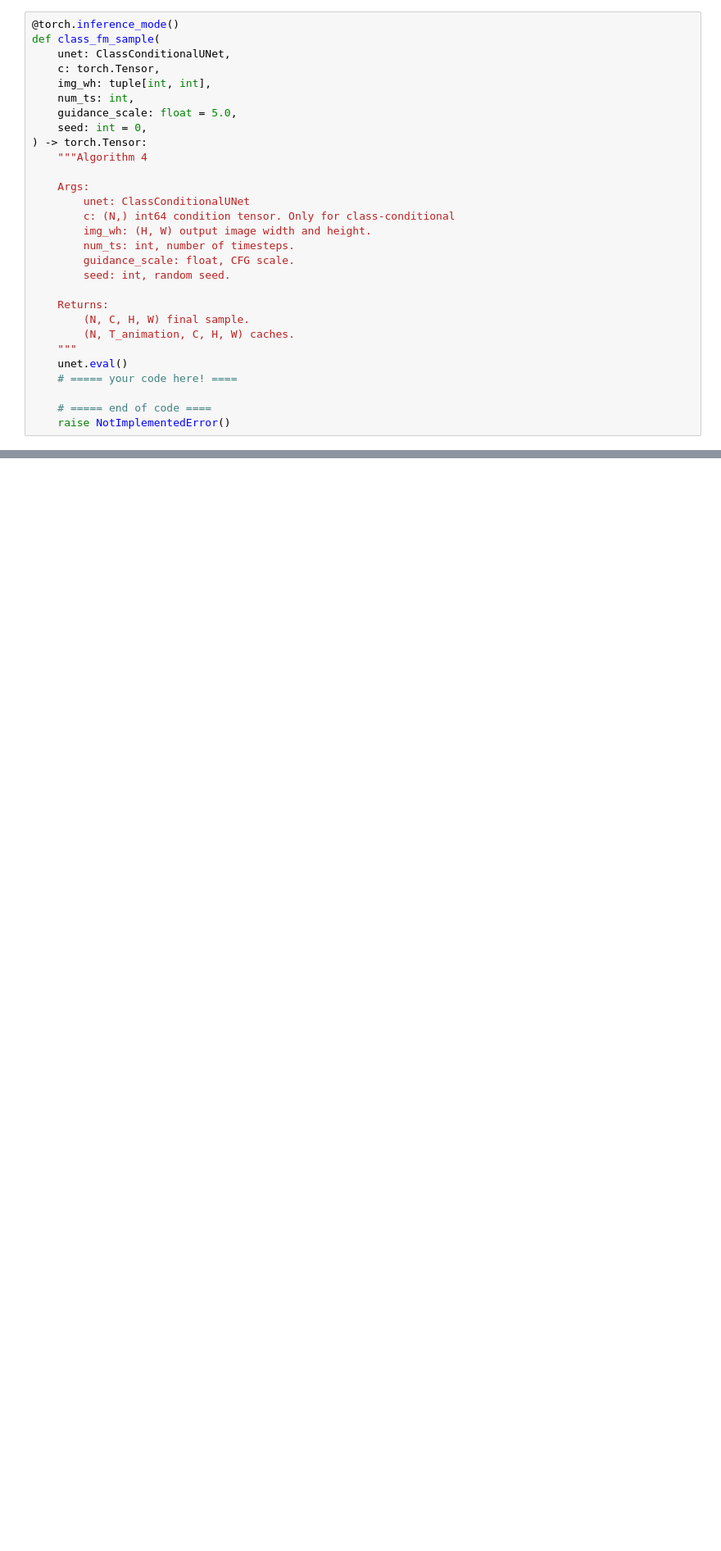
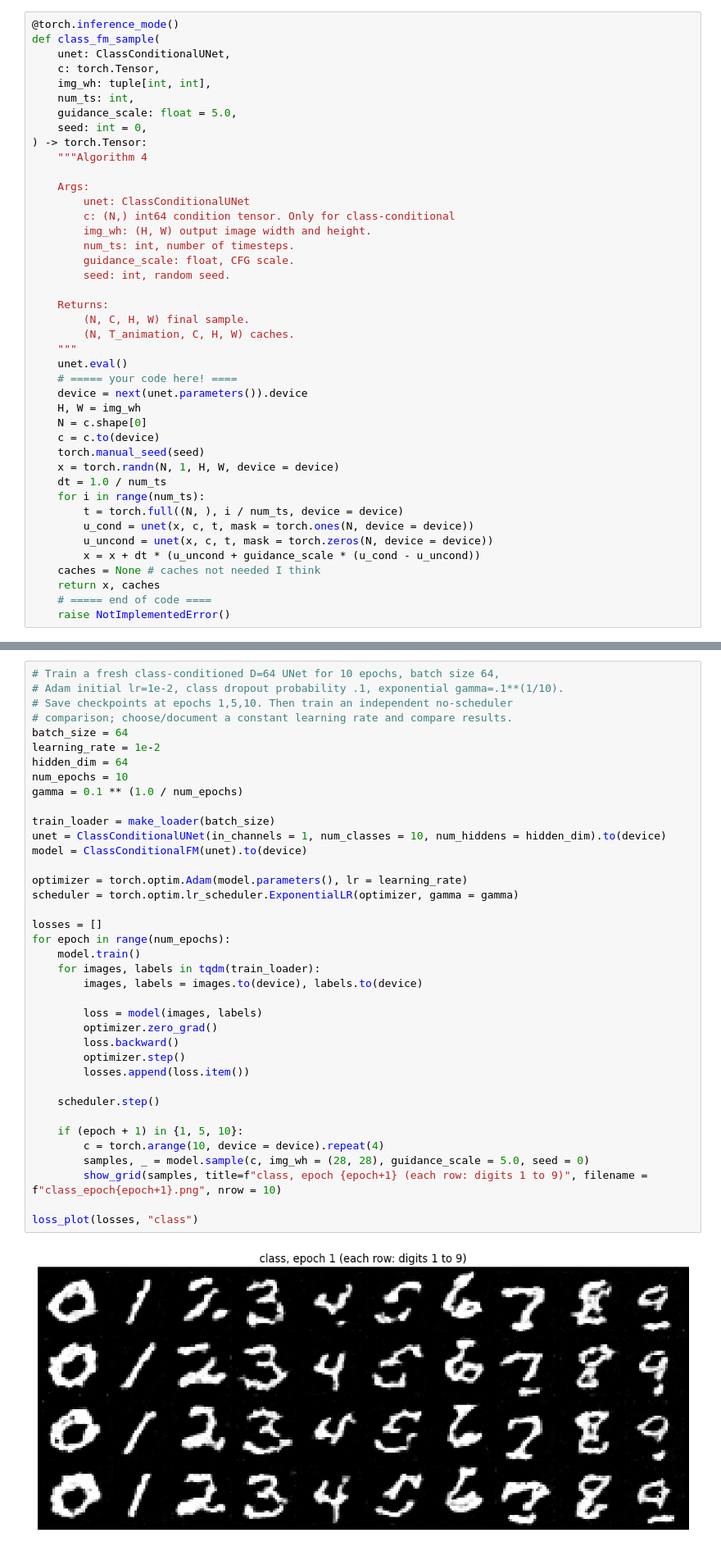
Before and after one commit to arnavg12/arnavg12.github.io, a Jupyter notebook: partb.ipynb, the cells around one changed output, grey strips where cells are left out. Shown at 82% size. Drawn from its saved outputs; the diff is of its cells as text; blank space fills up the shorter version.

```diff
--- a/partb.ipynb
+++ b/partb.ipynb
@@ -756,7 +795,20 @@ def class_fm_sample(
     """
     unet.eval()
     # ===== your code here! ====
-
+    device = next(unet.parameters()).device
+    H, W = img_wh
+    N = c.shape[0]
+    c = c.to(device)
+    torch.manual_seed(seed)
+    x = torch.randn(N, 1, H, W, device = device)
+    dt = 1.0 / num_ts
+    for i in range(num_ts):
+        t = torch.full((N, ), i / num_ts, device = device)
+        u_cond = unet(x, c, t, mask = torch.ones(N, device = device))
+        u_uncond = unet(x, c, t, mask = torch.zeros(N, device = device))
+        x = x + dt * (u_uncond + guidance_scale * (u_cond - u_uncond))
+    caches = None # caches not needed I think
+    return x, caches
     # ===== end of code ====
     raise NotImplementedError()
 # %%
@@ -806,0 +853,40 @@ raise NotImplementedError('Implement both class-conditioned experiments')
+# %%
+# Train a fresh class-conditioned D=64 UNet for 10 epochs, batch size 64,
+# Adam initial lr=1e-2, class dropout probability .1, exponential gamma=.1**(1/10).
+# Save checkpoints at epochs 1,5,10. Then train an independent no-scheduler
+# comparison; choose/document a constant learning rate and compare results.
+batch_size = 64
+learning_rate = 1e-2
+hidden_dim = 64
+num_epochs = 10
+gamma = 0.1 ** (1.0 / num_epochs)
+
+train_loader = make_loader(batch_size)
+unet = ClassConditionalUNet(in_channels = 1, num_classes = 10, num_hiddens = hidden_dim).to(device)
+model = ClassConditionalFM(unet).to(device)
+
+optimizer = torch.optim.Adam(model.parameters(), lr = learning_rate)
+scheduler = torch.optim.lr_scheduler.ExponentialLR(optimizer, gamma = gamma)
+
+losses = []
+for epoch in range(num_epochs):
+    model.train()
+    for images, labels in tqdm(train_loader):
+        images, labels = images.to(device), labels.to(device)
+
+        loss = model(images, labels)
+        optimizer.zero_grad()
+        loss.backward()
+        optimizer.step()
+        losses.append(loss.item())
+
+    scheduler.step()
+
+    if (epoch + 1) in {1, 5, 10}:
+        c = torch.arange(10, device = device).repeat(4)
+        samples, _ = model.sample(c, img_wh = (28, 28), guidance_scale = 5.0, seed = 0)
+        show_grid(samples, title=f"class, epoch {epoch+1} (each row: digits 1 to 9)", filename = f"class_epoch{epoch+1}.png", nrow = 10)
+
+loss_plot(losses, "class")
+# %% [output]
+[figure, added]
```
Also changed, not shown: parts of 7 cells of this notebook.
